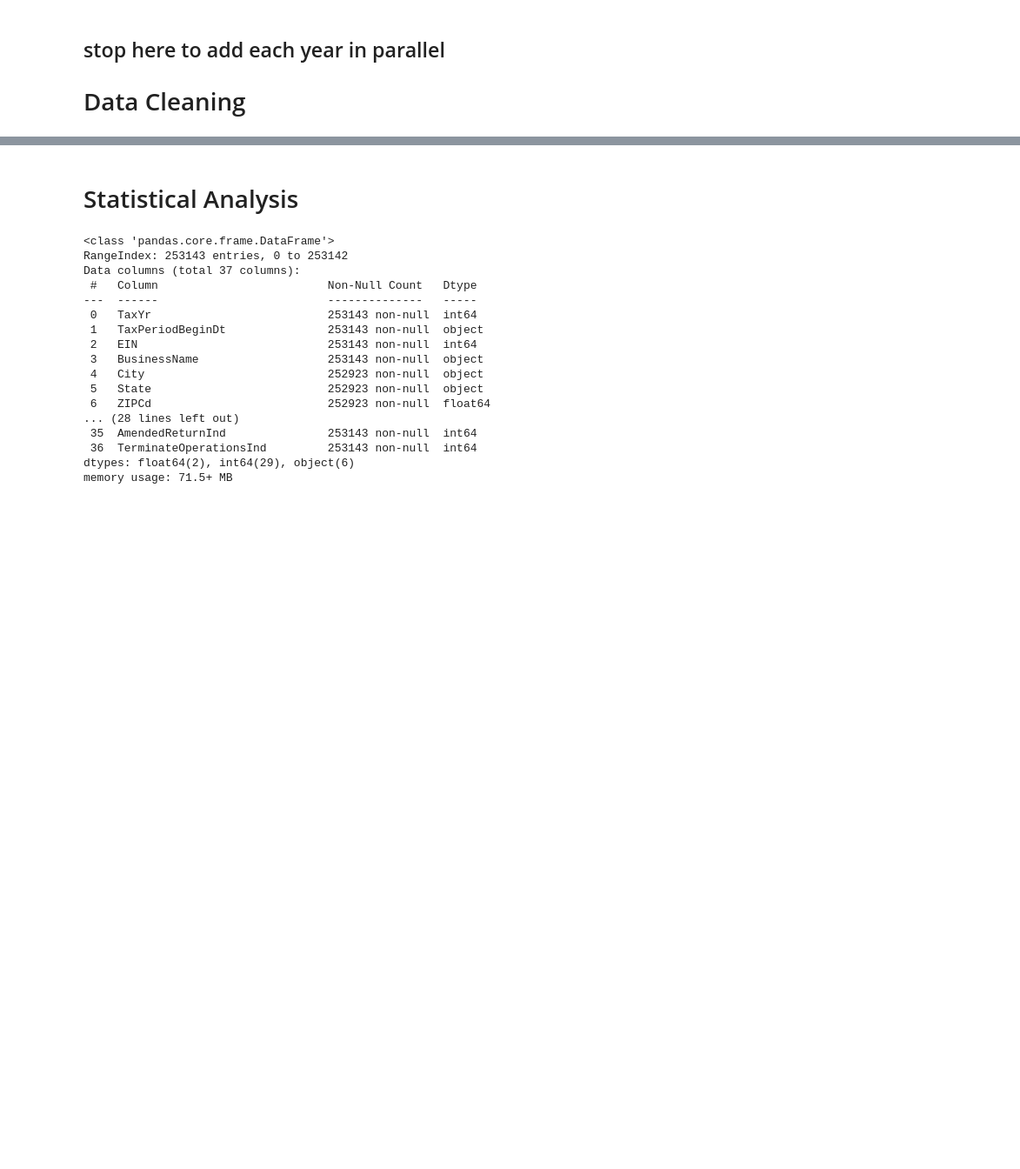
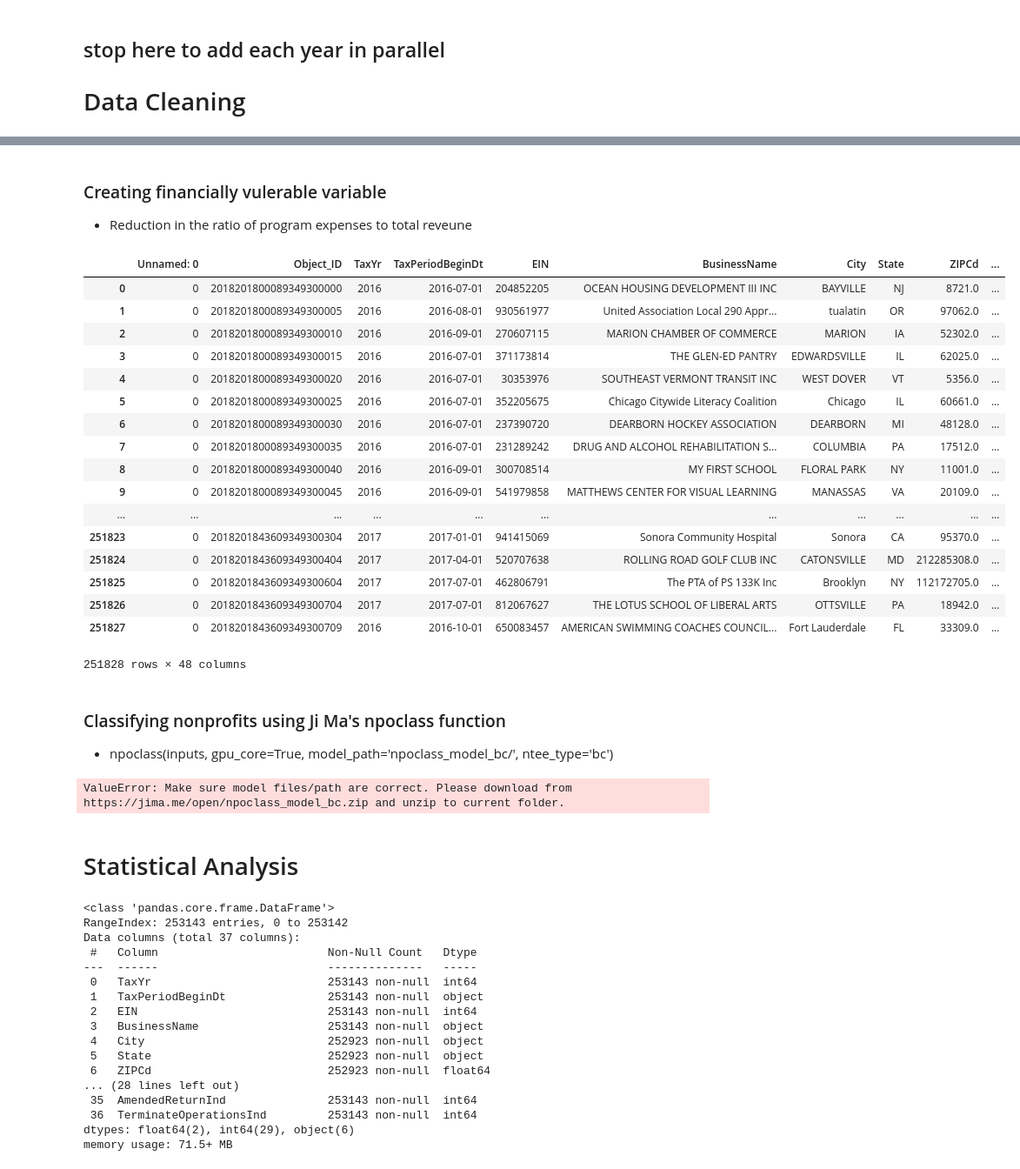
Before and after one commit to ethantenison/Impact_Capital, a Jupyter notebook: notebooks/990master.ipynb, the cells around one changed output, grey strips where cells are left out. Shown at 87% size. Drawn from its saved outputs; the diff is of its cells as text; code cells hidden in the pictures; blank space fills up the shorter version.

Commit message:
Adding ratios

```diff
--- a/notebooks/990master.ipynb
+++ b/notebooks/990master.ipynb
@@ -350,7 +365,7 @@ df.to_csv("C:/Users/Administrator/Desktop/Impact_Capital/data/2017_objects.csv")
 pd.options.display.max_columns = None
 pd.set_option('display.max_rows', 1000)
 pd.set_option('display.min_rows', 200)
-df = pd.read_csv("C:/Users/tenis/OneDrive/Desktop/Data_Projects/Impact_Capital/data/interim/990_2017.csv")
+df = pd.read_csv("C:/Users/tenis/OneDrive/Desktop/Data_Projects/Impact_Capital/data/interim/form_990_objects_2018_2020.csv")
 
 #Fixing Types of Orgs
 df.loc[df['TypeOfOrganizationCorpInd'] != "X", 'TypeOfOrganizationCorpInd'] = 0
@@ -365,13 +380,16 @@ df.loc[df['TypeOfOrganizationOtherInd'] != "X", 'TypeOfOrganizationOtherInd'] =
 df.loc[df['TypeOfOrganizationOtherInd'] == "X", 'TypeOfOrganizationOtherInd'] = 1
 
 #SchoolOperatingInd	OperateHospitalInd	AddressChangeInd	InitialReturnInd	AmendedReturnInd	TerminateOperationsInd
-df[['SchoolOperatingInd', 'OperateHospitalInd','AddressChangeInd','InitialReturnInd', 'AmendedReturnInd','TerminateOperationsInd']] =df[['SchoolOperatingInd', 'OperateHospitalInd','AddressChangeInd','InitialReturnInd', 'AmendedReturnInd','TerminateOperationsInd']].fillna(0)
+df[['SchoolOperatingInd', 'OperateHospitalInd','AddressChangeInd',
+    'InitialReturnInd', 'AmendedReturnInd','FinalReturnInd','TerminateOperationsInd']] =df[['SchoolOperatingInd', 'OperateHospitalInd','AddressChangeInd','InitialReturnInd',
+                 'AmendedReturnInd','FinalReturnInd','TerminateOperationsInd']].fillna(0)
 
 df.loc[df['SchoolOperatingInd'] == 'false', 'SchoolOperatingInd'] = 0
 df.loc[df['OperateHospitalInd'] == 'false', 'OperateHospitalInd'] = 0
 df.loc[df['AddressChangeInd'] == 'false', 'AddressChangeInd'] = 0
 df.loc[df['InitialReturnInd'] == 'false', 'InitialReturnInd'] = 0
 df.loc[df['AmendedReturnInd'] == 'false', 'AmendedReturnInd'] = 0
+df.loc[df['FinalReturnInd'] == 'false', 'FinalReturnInd'] = 0
 df.loc[df['TerminateOperationsInd'] == 'false', 'TerminateOperationsInd'] = 0
 
 df.loc[df['SchoolOperatingInd'] == '0', 'SchoolOperatingInd'] = 0
@@ -379,6 +397,7 @@ df.loc[df['OperateHospitalInd'] == '0', 'OperateHospitalInd'] = 0
 df.loc[df['AddressChangeInd'] == '0', 'AddressChangeInd'] = 0
 df.loc[df['InitialReturnInd'] == '0', 'InitialReturnInd'] = 0
 df.loc[df['AmendedReturnInd'] == '0', 'AmendedReturnInd'] = 0
+df.loc[df['FinalReturnInd'] == '0', 'FinalReturnInd'] = 0
 df.loc[df['TerminateOperationsInd'] == '0', 'TerminateOperationsInd'] = 0
 
 df.loc[df['SchoolOperatingInd'] != 0, 'SchoolOperatingInd'] = 1
@@ -386,6 +405,7 @@ df.loc[df['OperateHospitalInd'] != 0, 'OperateHospitalInd'] = 1
 df.loc[df['AddressChangeInd'] != 0, 'AddressChangeInd'] = 1
 df.loc[df['InitialReturnInd'] != 0, 'InitialReturnInd'] = 1
 df.loc[df['AmendedReturnInd'] != 0, 'AmendedReturnInd'] = 1
+df.loc[df['FinalReturnInd'] != 0, 'FinalReturnInd'] = 1
 df.loc[df['TerminateOperationsInd'] != 0, 'TerminateOperationsInd'] = 1
 
 #Merging the descriptions
@@ -393,7 +413,3 @@ df.loc[df['TerminateOperationsInd'] != 0, 'TerminateOperationsInd'] = 1
 #df.ActivityOrMissionDesc= df.ActivityOrMissionDesc.str.lower()
 #df.MissionDesc= df.MissionDesc.str.lower()
 #df.loc[df['ActivityOrMissionDesc'] ==  df['MissionDesc'], 'MissionDesc'] = ""
-
-
-df = df.drop(['Object_ID', 'Unnamed: 0', 'Unnamed: 0.1','MissionDesc'], axis=1)
-df
@@ -419 +444,46 @@ df
+# %%
+df['Ratio_Equity_Revenue'] = df['NetAssetsOrFundBalancesEOYAmt']/df['CYTotalRevenueAmt']
+
+df['Ratio_AdminExp_Exp'] = df['TotalFunctionExpenses_ManagementAndGeneralAmt']/df['CYTotalExpensesAmt']
+
+df['Operating_Margin'] = (df['CYTotalRevenueAmt'] - df['CYTotalExpensesAmt'])/df['CYTotalRevenueAmt']
+# %% [markdown]
+### Creating financially vulerable variable
+
+* Reduction in the ratio of program expenses to total reveune
+# %%
+df['Ratio_ProgramExp_Rev'] = df['TotalFunctionExpenses_ProgramServicesAmt']/df['CYTotalRevenueAmt']
+df
+# %% [output]
+|  | Unnamed: 0 | Object_ID | TaxYr | TaxPeriodBeginDt | EIN | BusinessName | City | State | ZIPCd | ... |
+| 0 | 0 | 2018201800089349300000 | 2016 | 2016-07-01 | 204852205 | OCEAN HOUSING DEVELOPMENT III INC | BAYVILLE | NJ | 8721.0 | ... |
+| 1 | 0 | 2018201800089349300005 | 2016 | 2016-08-01 | 930561977 | United Association Local 290 Appr... | tualatin | OR | 97062.0 | ... |
+| 2 | 0 | 2018201800089349300010 | 2016 | 2016-09-01 | 270607115 | MARION CHAMBER OF COMMERCE | MARION | IA | 52302.0 | ... |
+| 3 | 0 | 2018201800089349300015 | 2016 | 2016-07-01 | 371173814 | THE GLEN-ED PANTRY | EDWARDSVILLE | IL | 62025.0 | ... |
+| 4 | 0 | 2018201800089349300020 | 2016 | 2016-07-01 | 30353976 | SOUTHEAST VERMONT TRANSIT INC | WEST DOVER | VT | 5356.0 | ... |
+| 5 | 0 | 2018201800089349300025 | 2016 | 2016-07-01 | 352205675 | Chicago Citywide Literacy Coalition | Chicago | IL | 60661.0 | ... |
+| 6 | 0 | 2018201800089349300030 | 2016 | 2016-07-01 | 237390720 | DEARBORN HOCKEY ASSOCIATION | DEARBORN | MI | 48128.0 | ... |
+| 7 | 0 | 2018201800089349300035 | 2016 | 2016-07-01 | 231289242 | DRUG AND ALCOHOL REHABILITATION S... | COLUMBIA | PA | 17512.0 | ... |
+| 8 | 0 | 2018201800089349300040 | 2016 | 2016-09-01 | 300708514 | MY FIRST SCHOOL | FLORAL PARK | NY | 11001.0 | ... |
+| 9 | 0 | 2018201800089349300045 | 2016 | 2016-09-01 | 541979858 | MATTHEWS CENTER FOR VISUAL LEARNING | MANASSAS | VA | 20109.0 | ... |
+| ... | ... | ... | ... | ... | ... | ... | ... | ... | ... | ... |
+| 251823 | 0 | 2018201843609349300304 | 2017 | 2017-01-01 | 941415069 | Sonora Community Hospital | Sonora | CA | 95370.0 | ... |
+| 251824 | 0 | 2018201843609349300404 | 2017 | 2017-04-01 | 520707638 | ROLLING ROAD GOLF CLUB INC | CATONSVILLE | MD | 212285308.0 | ... |
+| 251825 | 0 | 2018201843609349300604 | 2017 | 2017-07-01 | 462806791 | The PTA of PS 133K Inc | Brooklyn | NY | 112172705.0 | ... |
+| 251826 | 0 | 2018201843609349300704 | 2017 | 2017-07-01 | 812067627 | THE LOTUS SCHOOL OF LIBERAL ARTS | OTTSVILLE | PA | 18942.0 | ... |
+| 251827 | 0 | 2018201843609349300709 | 2016 | 2016-10-01 | 650083457 | AMERICAN SWIMMING COACHES COUNCIL... | Fort Lauderdale | FL | 33309.0 | ... |
+251828 rows × 48 columns
+# %% [markdown]
+### Classifying nonprofits using Ji Ma's npoclass function
+
+* npoclass(inputs, gpu_core=True, model_path='npoclass_model_bc/', ntee_type='bc')
+# %%
+test = df[['BusinessName', 'ActivityOrMissionDesc']]
+test
+
+test = test.iloc[3]['ActivityOrMissionDesc']
+
+example = npoclass(test,gpu_core=True, model_path='C:/Users/tenis/OneDrive/Desktop/Data_Projects/Impact_Capital/models/npoclass_model_bc/', ntee_type='bc')
+# %% [output]
+ValueError: Make sure model files/path are correct. Please download from https://jima.me/open/npoclass_model_bc.zip and unzip to current folder.
 # %%
```
Also changed, not shown: parts of 15 cells of this notebook.
